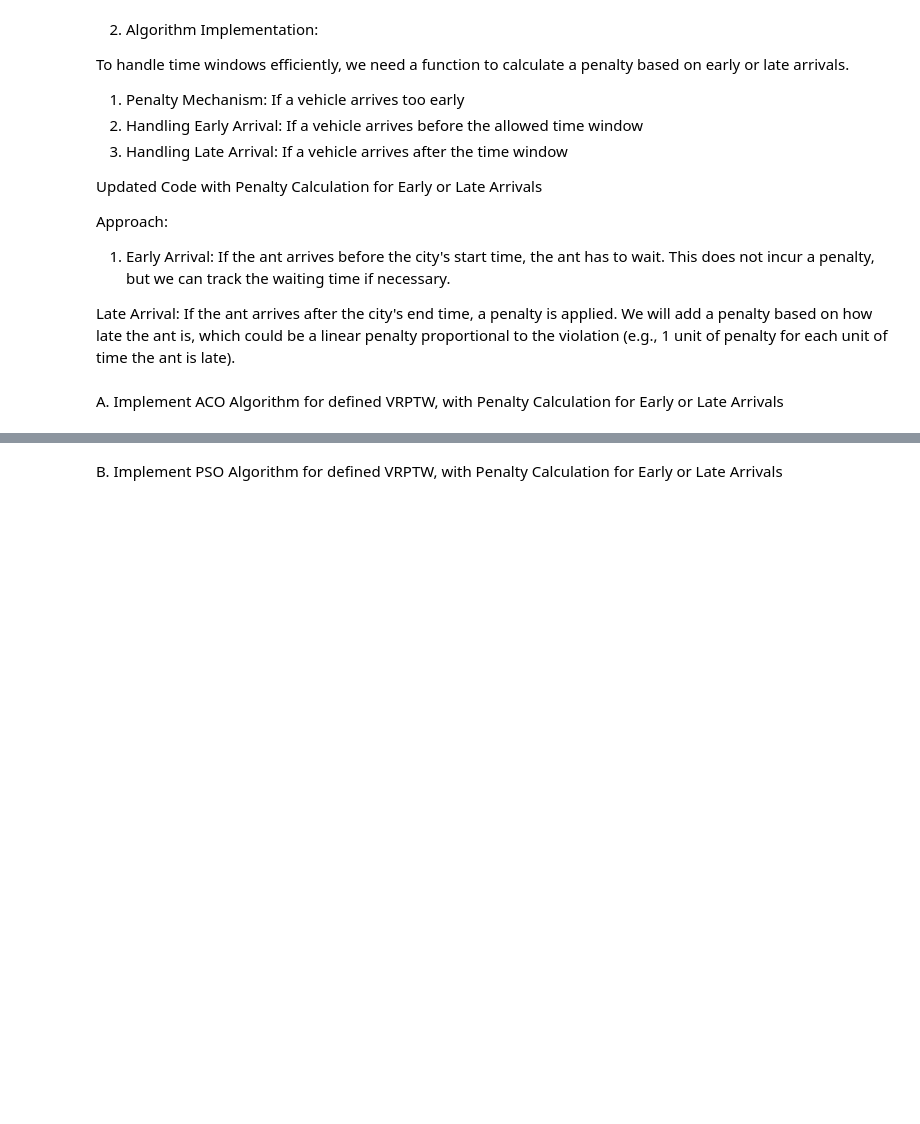
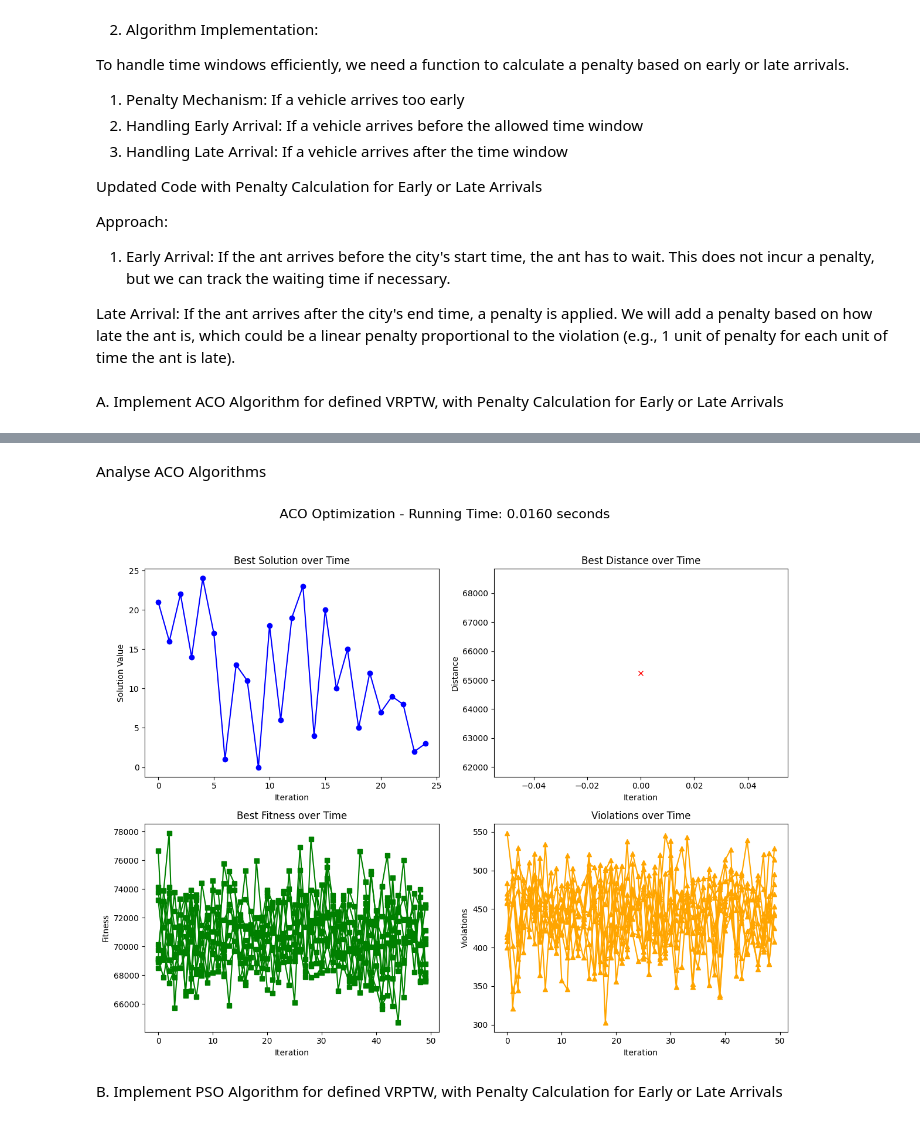
Before and after one commit to Harithelamin/ACIT4610-24H-G13, a Jupyter notebook: task-3.ipynb, the cells around one changed output, grey strips where cells are left out. Cells and saved outputs as stored; diff of their text form; code cells hidden in the pictures; blank space fills up the shorter version.

Commit message:
analyse aco and pso algorithms
analyse aco and pso algorithms

```diff
--- a/task-3.ipynb
+++ b/task-3.ipynb
@@ -629,0 +553,18 @@ plot_best_value([sum(dist) + sum(viol) for dist, viol in zip(total_distances, vi
+# %%
+import time
+
+# Start measuring time
+start_time = time.time()
+
+# Running ACO optimization
+aco = ACO(num_ants=10, dist_matrix=dist_matrix, time_windows=time_windows)
+Aco_best_solution, Aco_best_distance, Aco_best_fitness, Aco_violations_over_time = aco.optimize(max_iterations=50)
+
+# End measuring time
+end_time = time.time()
+
+# Calculate the elapsed time
+elapsed_time = end_time - start_time
+
+# Print the running time
+print(f"ACO optimization completed in {elapsed_time:.4f} seconds.")
@@ -630,3 +584,41 @@ plot_best_value([sum(dist) + sum(viol) for dist, viol in zip(total_distances, vi
+# %% [markdown]
+Analyse ACO Algorithms
+# %%
+# Plotting the results
+fig, axs = plt.subplots(2, 2, figsize=(12, 10))
+
+# Plot Aco_best_solution
+axs[0, 0].plot(Aco_best_solution, marker='o', linestyle='-', color='b')
+axs[0, 0].set_title('Best Solution over Time')
+axs[0, 0].set_xlabel('Iteration')
+axs[0, 0].set_ylabel('Solution Value')
+
+# Plot Aco_best_distance over iterations
+axs[0, 1].plot(Aco_best_distance, marker='x', color='r')
+axs[0, 1].set_title('Best Distance over Time')
+axs[0, 1].set_xlabel('Iteration')
+axs[0, 1].set_ylabel('Distance')
+
+# Plot Aco_best_fitness over iterations
+axs[1, 0].plot(Aco_best_fitness, marker='s', color='g')
+axs[1, 0].set_title('Best Fitness over Time')
+axs[1, 0].set_xlabel('Iteration')
+axs[1, 0].set_ylabel('Fitness')
+
+# Plot Aco_violations_over_time
+axs[1, 1].plot(Aco_violations_over_time, marker='^', color='orange')
+axs[1, 1].set_title('Violations over Time')
+axs[1, 1].set_xlabel('Iteration')
+axs[1, 1].set_ylabel('Violations')
+
+# Display running time
+fig.suptitle(f"ACO Optimization - Running Time: {elapsed_time:.4f} seconds", fontsize=16)
+
+# Adjust layout and show plot
+plt.tight_layout(rect=[0, 0.03, 1, 0.95])
+plt.show()
+# %% [output]
+[figure, added]
 # %% [markdown]
 B. Implement PSO Algorithm for defined VRPTW, with Penalty Calculation for Early or Late Arrivals
 # %%
```
Also changed, not shown: parts of 14 cells of this notebook, 10 other files.
